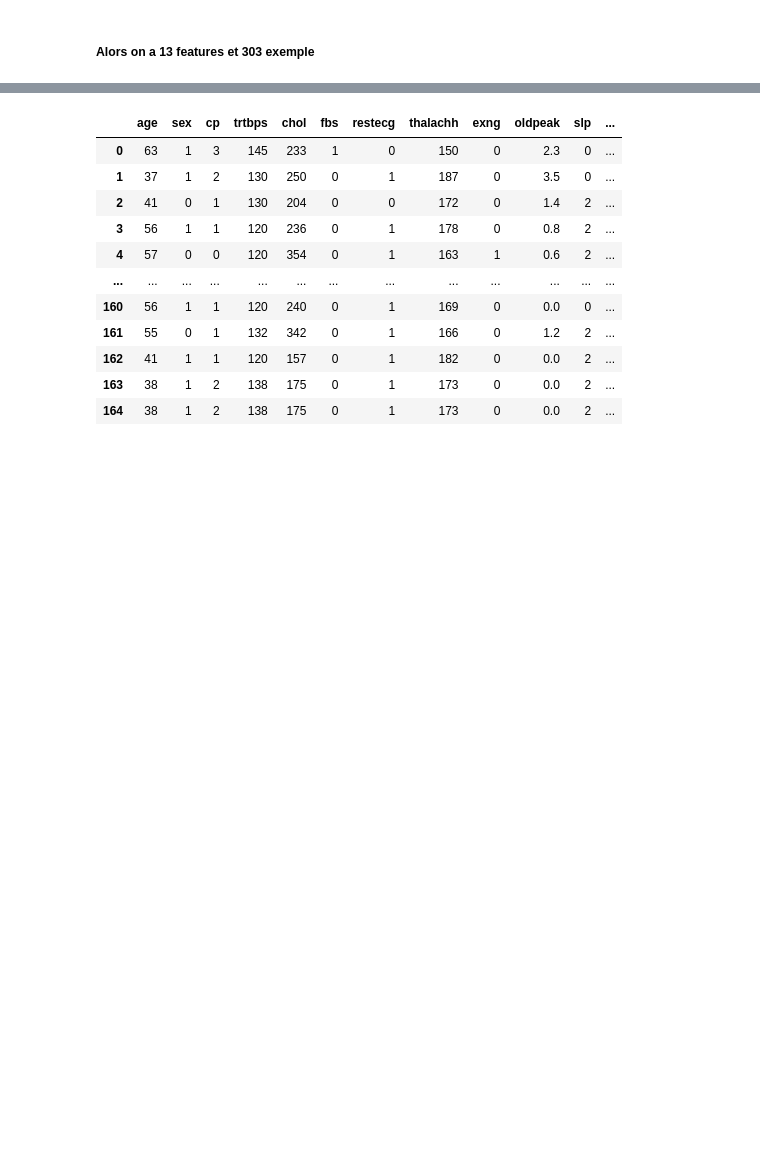
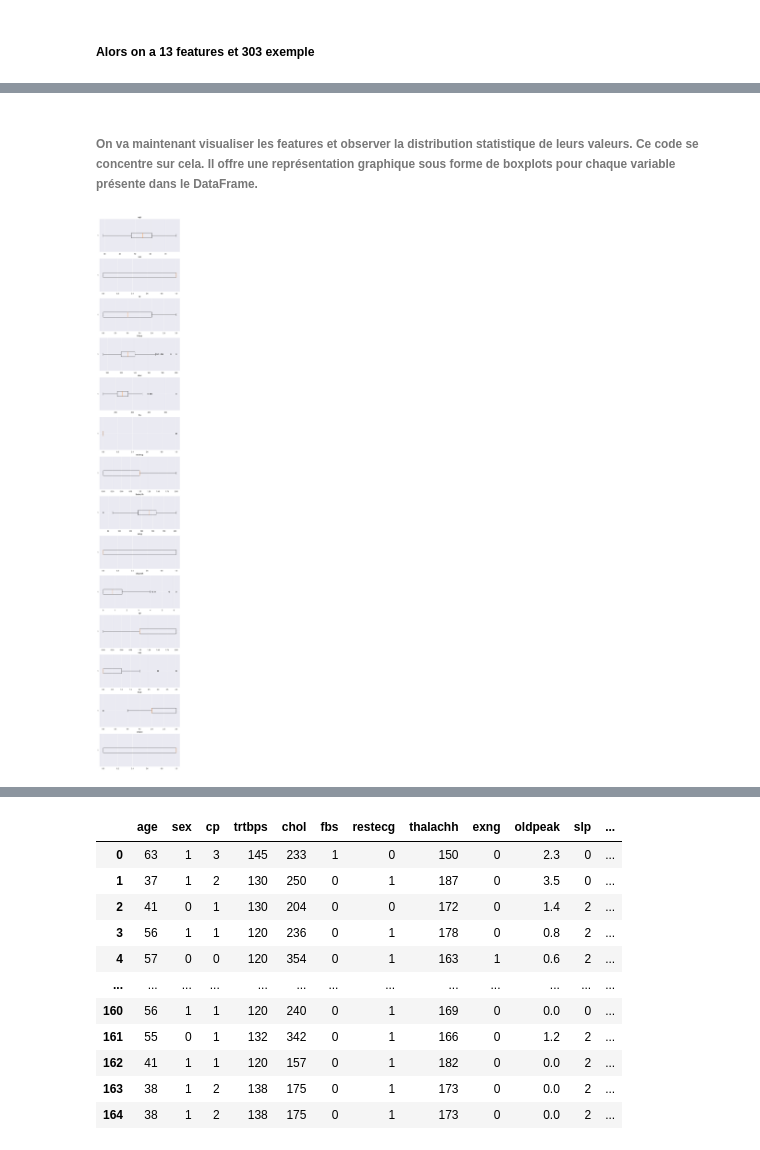
Before and after one commit to Marouan19/ML_Classification, a Jupyter notebook: classification.ipynb, the cells around one changed output, grey strips where cells are left out. Saved outputs shown, nothing was run; the diff lists cells and outputs as text; code cells hidden in the pictures; blank space fills up the shorter version.

```diff
--- a/classification.ipynb
+++ b/classification.ipynb
@@ -145,0 +156,22 @@ nombre des exemple moins de chances d'attaque cardiaque : 138
+# %% [markdown]
+###### On va maintenant visualiser les features et observer la distribution statistique de leurs valeurs. Ce code se concentre sur cela. Il offre une représentation graphique sous forme de boxplots pour chaque variable présente dans le DataFrame.
+# %%
+# Obtention de la liste des noms de colonnes du DataFrame data
+col = data.columns
+
+# Création d'une figure avec plusieurs sous-graphiques, un pour chaque colonne
+# La taille de la figure est spécifiée comme 8 pouces de largeur par 55 pouces de hauteur
+fig, ax = plt.subplots(len(data.columns), 1, figsize=(8, 55))
+
+# Utilisation d'une boucle pour itérer à travers chaque colonne et créer un boxplot
+for ind, axi in enumerate(ax.flat):
+    # Création du boxplot pour la colonne correspondante
+    axi.boxplot(data[col[ind]], vert=False)
+
+    # Définition du titre du boxplot avec le nom de la colonne
+    axi.set_title(col[ind], size=12)
+
+# Affichage de la figure avec les boxplots
+plt.show()
+# %% [output]
+[figure, added]
```
Also changed, not shown: parts of 49 cells of this notebook.
